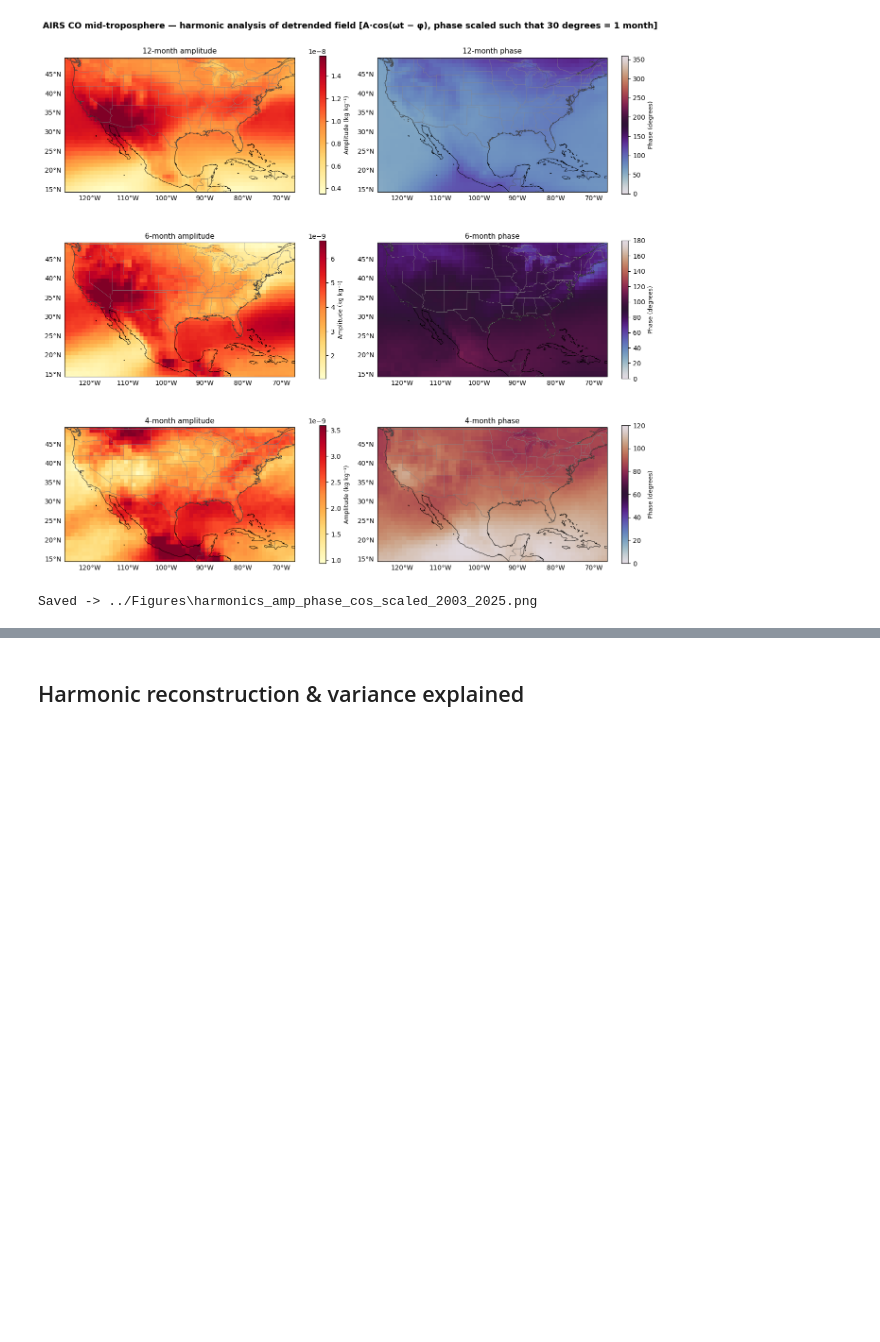
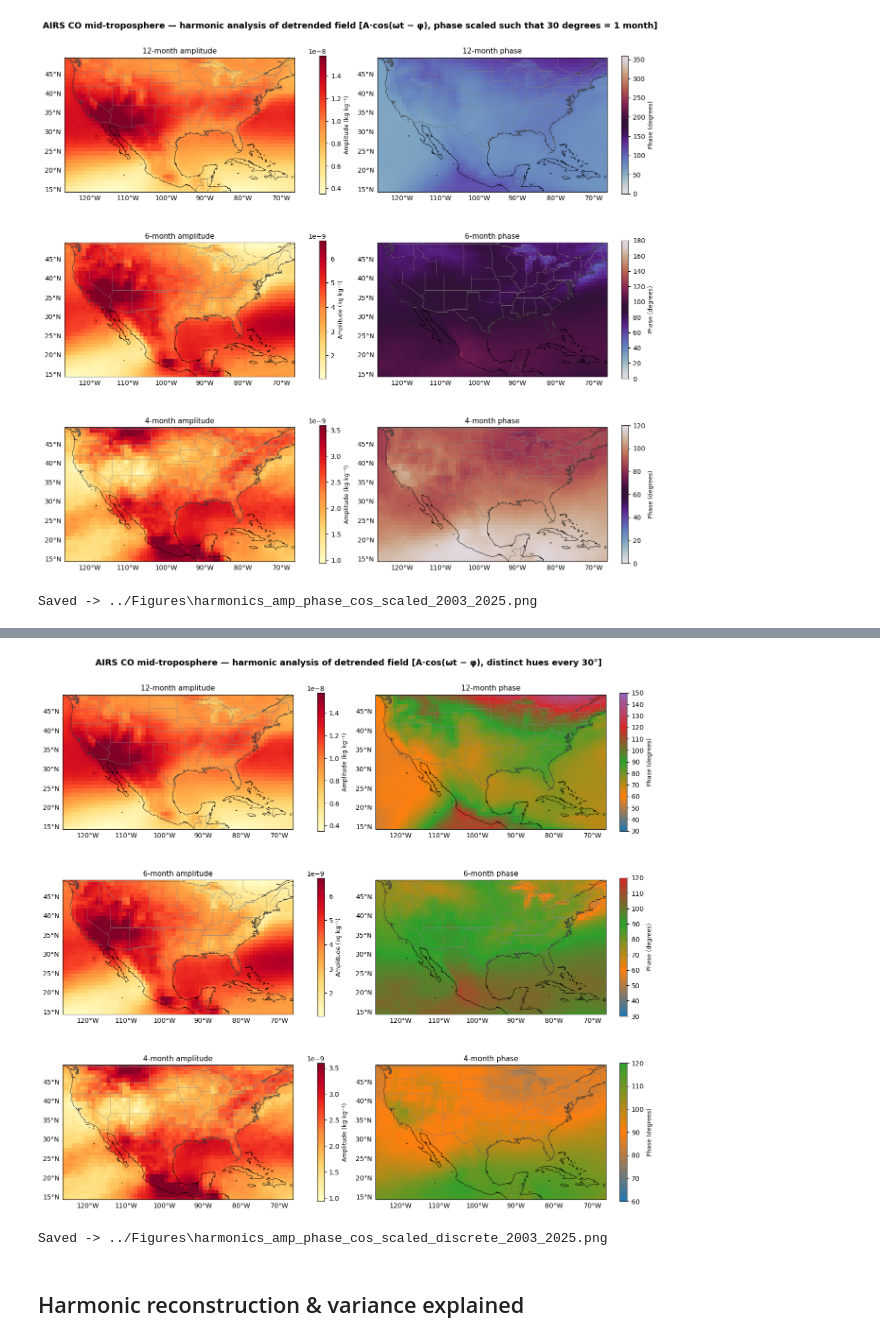
Before and after one commit to manohar322028/harmonic-analysis, a Jupyter notebook: Scripts/harmonic-cos.ipynb, the cells around one changed output, grey strips where cells are left out. Cells and saved outputs as stored; diff of their text form; code cells hidden in the pictures; blank space fills up the shorter version.

```diff
--- a/Scripts/harmonic-cos.ipynb
+++ b/Scripts/harmonic-cos.ipynb
@@ -217,3 +303,55 @@ Saved -> ../Figures\harmonics_amp_phase_cos_scaled_2003_2025.png
+# %%
+import matplotlib.colors as mcolors
+import itertools
+
+fig_h4, axes_h4 = plt.subplots(
+    len(periods), 2, figsize=(13, 4 * len(periods)),
+    subplot_kw={"projection": ccrs.PlateCarree()}, constrained_layout=True,
+)
+
+def harm_map4(ax, data, cmap, label, title, norm=None, vmin=None, vmax=None, ticks=None):
+    ax.set_extent(ext, crs=ccrs.PlateCarree())
+    ax.add_feature(cfeature.COASTLINE, linewidth=0.6, edgecolor="k")
+    ax.add_feature(cfeature.BORDERS,   linewidth=0.4, edgecolor="#555")
+    ax.add_feature(cfeature.STATES,    linewidth=0.25, edgecolor="#888")
+    pcm = ax.pcolormesh(lons, lats, data, transform=ccrs.PlateCarree(),
+                        cmap=cmap, norm=norm, vmin=vmin, vmax=vmax, shading="nearest")
+    gl = ax.gridlines(draw_labels=True, linewidth=0, color="none")
+    gl.top_labels = gl.right_labels = False
+    cb = fig_h4.colorbar(pcm, ax=ax, orientation="vertical", fraction=0.03, pad=0.06, ticks=ticks)
+    cb.set_label(label, fontsize=9)
+    ax.set_title(title, fontsize=11, pad=6)
+
+# Distinct (qualitative) colors to use as keyframes, cycled if a panel needs more
+distinct_colors = plt.get_cmap("tab10").colors
+
+for r, P in enumerate(periods):
+    pha_scaled = pha[P] * (P / 12)
+
+    # Keyframes at every 30-degree multiple spanning the data range, each a distinct
+    # qualitative color; values between two keyframes blend linearly between them
+    lo, hi = np.nanmin(pha_scaled), np.nanmax(pha_scaled)
+    keyframes = np.arange(np.floor(lo / 30) * 30, np.ceil(hi / 30) * 30 + 30, 30)
+    keyframe_colors = list(itertools.islice(itertools.cycle(distinct_colors), len(keyframes)))
+    cmap_grad = mcolors.LinearSegmentedColormap.from_list(f"phase_grad_{P}", keyframe_colors, N=256)
+    norm_grad = mcolors.Normalize(vmin=keyframes[0], vmax=keyframes[-1])
+    ticks_10deg = np.arange(keyframes[0], keyframes[-1] + 1, 10)
+
+    harm_map4(axes_h4[r, 0], amp[P], "YlOrRd", "Amplitude (kg kg⁻¹)",
+              f"{P}-month amplitude", vmax=np.nanpercentile(amp[P], 98))
+    harm_map4(axes_h4[r, 1], pha_scaled, cmap_grad, "Phase (degrees)",
+              f"{P}-month phase", norm=norm_grad, ticks=ticks_10deg)
+
+fig_h4.suptitle(
+    "AIRS CO mid-troposphere — harmonic analysis of detrended field [A·cos(ωt − φ), distinct hues every 30°]",
+    fontsize=13, fontweight="bold")
+out_h4 = os.path.join(OUT_DIR, "harmonics_amp_phase_cos_scaled_discrete_2003_2025.png")
+fig_h4.savefig(out_h4, dpi=150, bbox_inches="tight")
+plt.show()
+print("Saved ->", out_h4)
+# %% [output]
+[figure, added]
+Saved -> ../Figures\harmonics_amp_phase_cos_scaled_discrete_2003_2025.png
 # %% [markdown]
 ## Harmonic reconstruction & variance explained
 # %%
```
Also changed, not shown: parts of 2 cells of this notebook, 4 other files.
